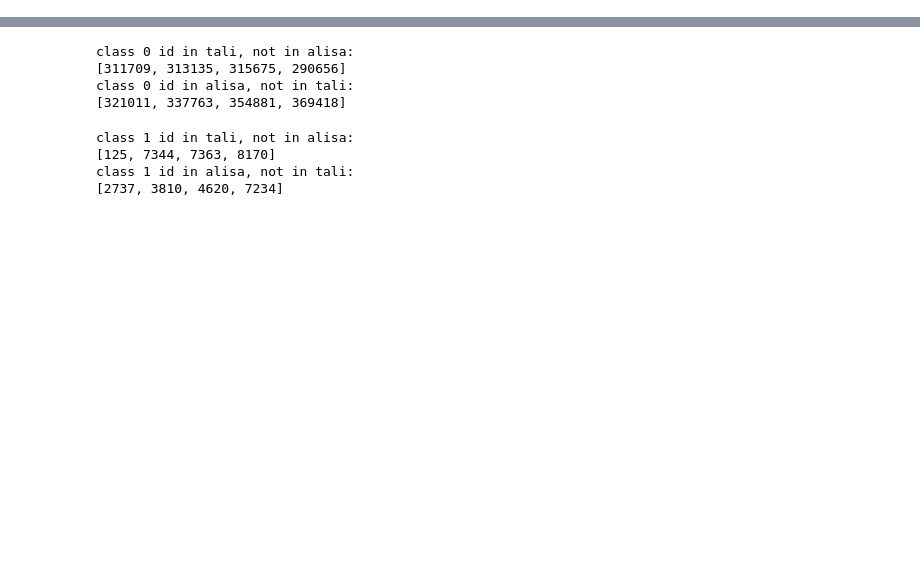
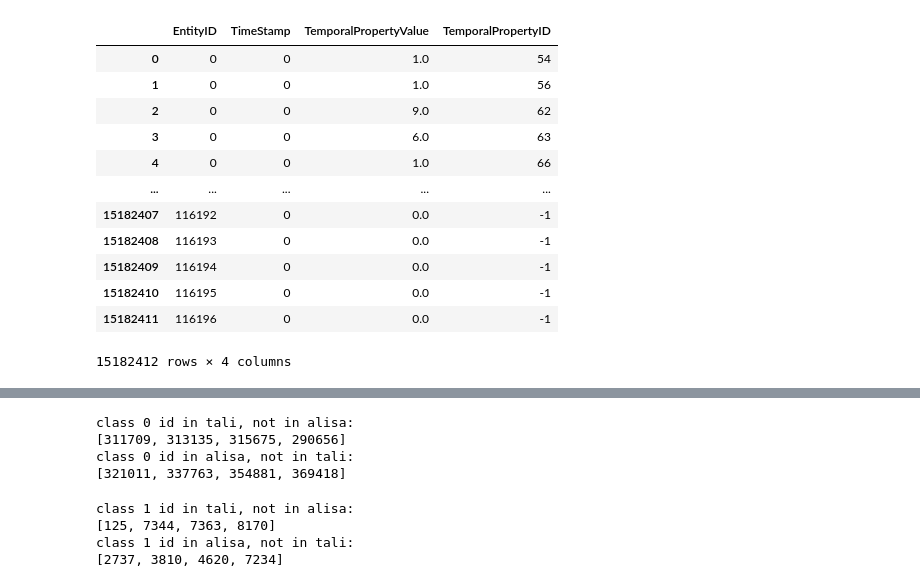
Before and after one commit to RavidRo/FallsData, a Jupyter notebook: experiments_tali.ipynb, the cells around one changed output, grey strips where cells are left out. Drawn from its saved outputs; the diff is of its cells as text; code cells hidden in the pictures; blank space fills up the shorter version.

```diff
--- a/experiments_tali.ipynb
+++ b/experiments_tali.ipynb
@@ -22,0 +5,23 @@ alisa_ids = entities_alisa[entities_alisa['ClassID'] == 0]['EntityID'].to_list()
+# %%
+dataset_directory = "data\\time_window_data"
+raw_data = "hogo_data_windows.csv"
+
+raw_data_path = os.path.join(dataset_directory, raw_data)
+
+raw = pd.read_csv(raw_data_path)
+
+raw
+# %% [output]
+|  | EntityID | TimeStamp | TemporalPropertyValue | TemporalPropertyID |
+| 0 | 0 | 0 | 1.0 | 54 |
+| 1 | 0 | 0 | 1.0 | 56 |
+| 2 | 0 | 0 | 9.0 | 62 |
+| 3 | 0 | 0 | 6.0 | 63 |
+| 4 | 0 | 0 | 1.0 | 66 |
+| ... | ... | ... | ... | ... |
+| 15182407 | 116192 | 0 | 0.0 | -1 |
+| 15182408 | 116193 | 0 | 0.0 | -1 |
+| 15182409 | 116194 | 0 | 0.0 | -1 |
+| 15182410 | 116195 | 0 | 0.0 | -1 |
+| 15182411 | 116196 | 0 | 0.0 | -1 |
+15182412 rows × 4 columns
```
Also changed, not shown: parts of 8 cells of this notebook, 2 other files.
